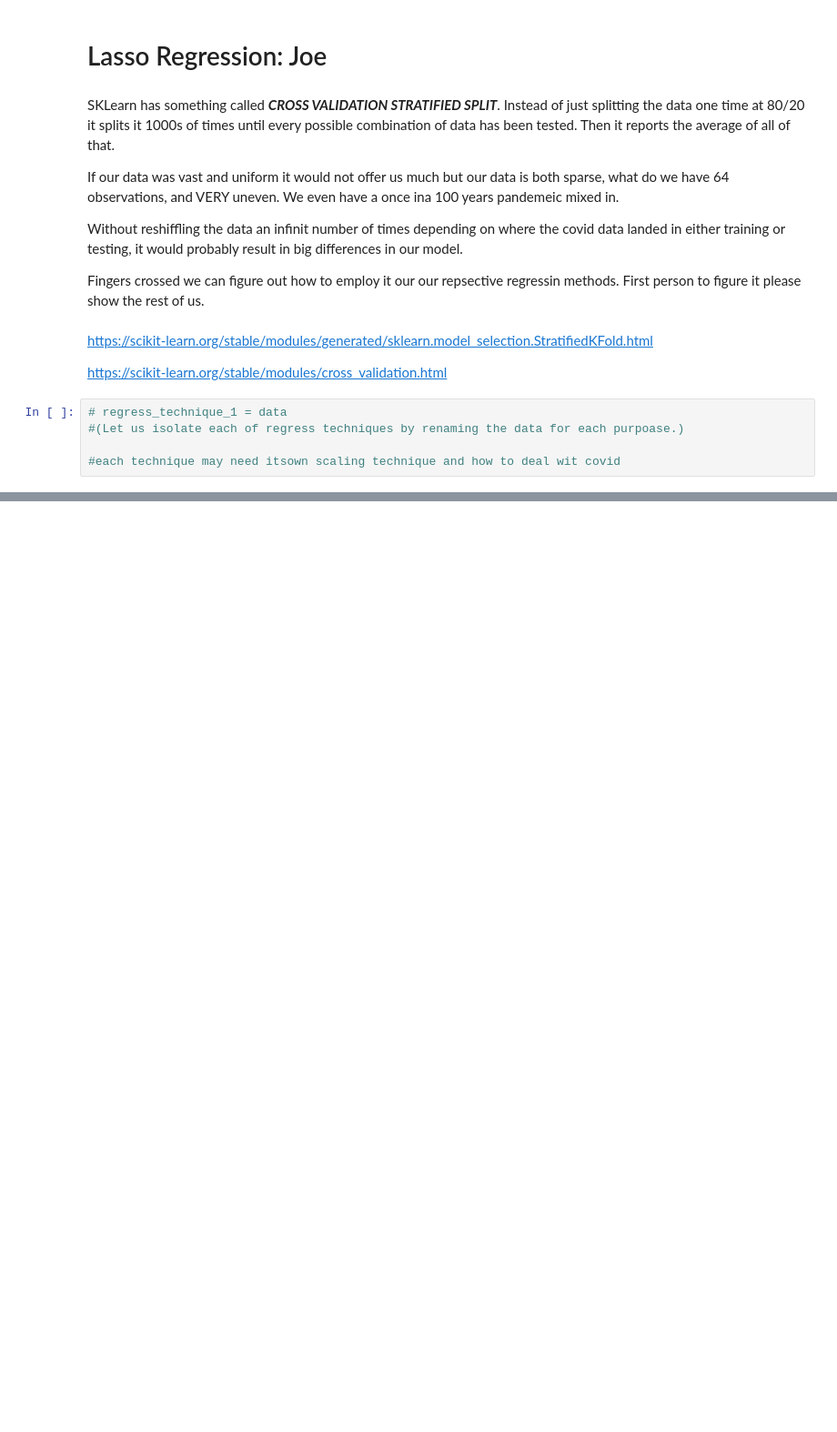
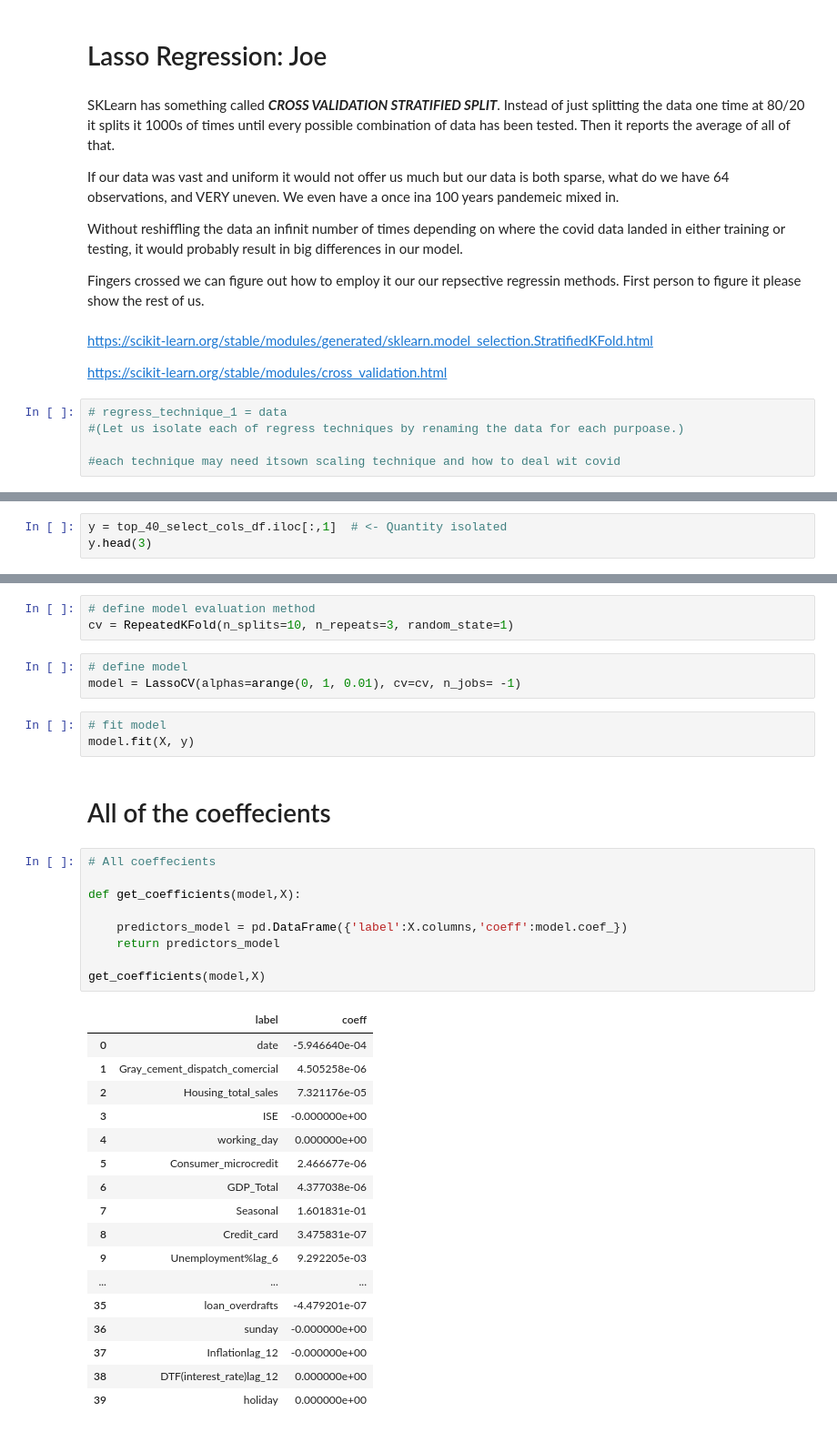
Before and after one commit to JF11579/Adelphi, a Jupyter notebook: Sprint_3_Group.ipynb, the cells around one changed output, grey strips where cells are left out. Shown at 91% size. Cells and saved outputs as stored; diff of their text form; blank space fills up the shorter version.

```diff
--- a/Sprint_3_Group.ipynb
+++ b/Sprint_3_Group.ipynb
@@ -368,0 +604,3 @@ https://scikit-learn.org/stable/modules/cross_validation.html
+# %%
+y = top_40_select_cols_df.iloc[:,1]  # <- Quantity isolated
+y.head(3)
@@ -368,0 +647,38 @@ https://scikit-learn.org/stable/modules/cross_validation.html
+# %%
+# define model evaluation method
+cv = RepeatedKFold(n_splits=10, n_repeats=3, random_state=1)
+# %%
+# define model
+model = LassoCV(alphas=arange(0, 1, 0.01), cv=cv, n_jobs= -1)
+# %%
+# fit model
+model.fit(X, y)
+# %% [markdown]
+# All of the coeffecients
+# %%
+# All coeffecients
+
+def get_coefficients(model,X):
+
+    predictors_model = pd.DataFrame({'label':X.columns,'coeff':model.coef_})
+    return predictors_model
+
+get_coefficients(model,X)
+# %% [output]
+|  | label | coeff |
+| 0 | date | -5.946640e-04 |
+| 1 | Gray_cement_dispatch_comercial | 4.505258e-06 |
+| 2 | Housing_total_sales | 7.321176e-05 |
+| 3 | ISE | -0.000000e+00 |
+| 4 | working_day | 0.000000e+00 |
+| 5 | Consumer_microcredit | 2.466677e-06 |
+| 6 | GDP_Total | 4.377038e-06 |
+| 7 | Seasonal | 1.601831e-01 |
+| 8 | Credit_card | 3.475831e-07 |
+| 9 | Unemployment%lag_6 | 9.292205e-03 |
+| ... | ... | ... |
+| 35 | loan_overdrafts | -4.479201e-07 |
+| 36 | sunday | -0.000000e+00 |
+| 37 | Inflationlag_12 | -0.000000e+00 |
+| 38 | DTF(interest_rate)lag_12 | 0.000000e+00 |
+| 39 | holiday | 0.000000e+00 |
```
Also changed, not shown: parts of 57 cells of this notebook.
